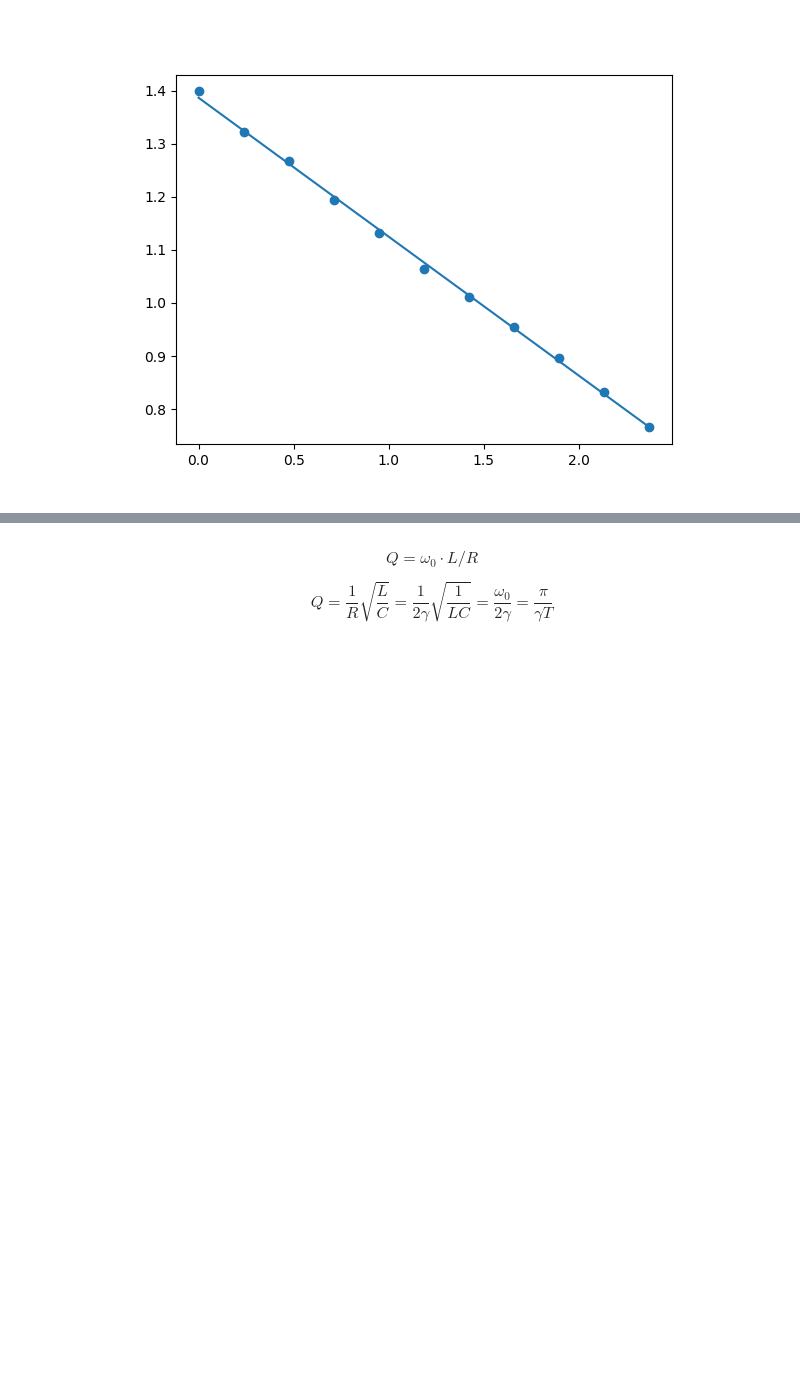
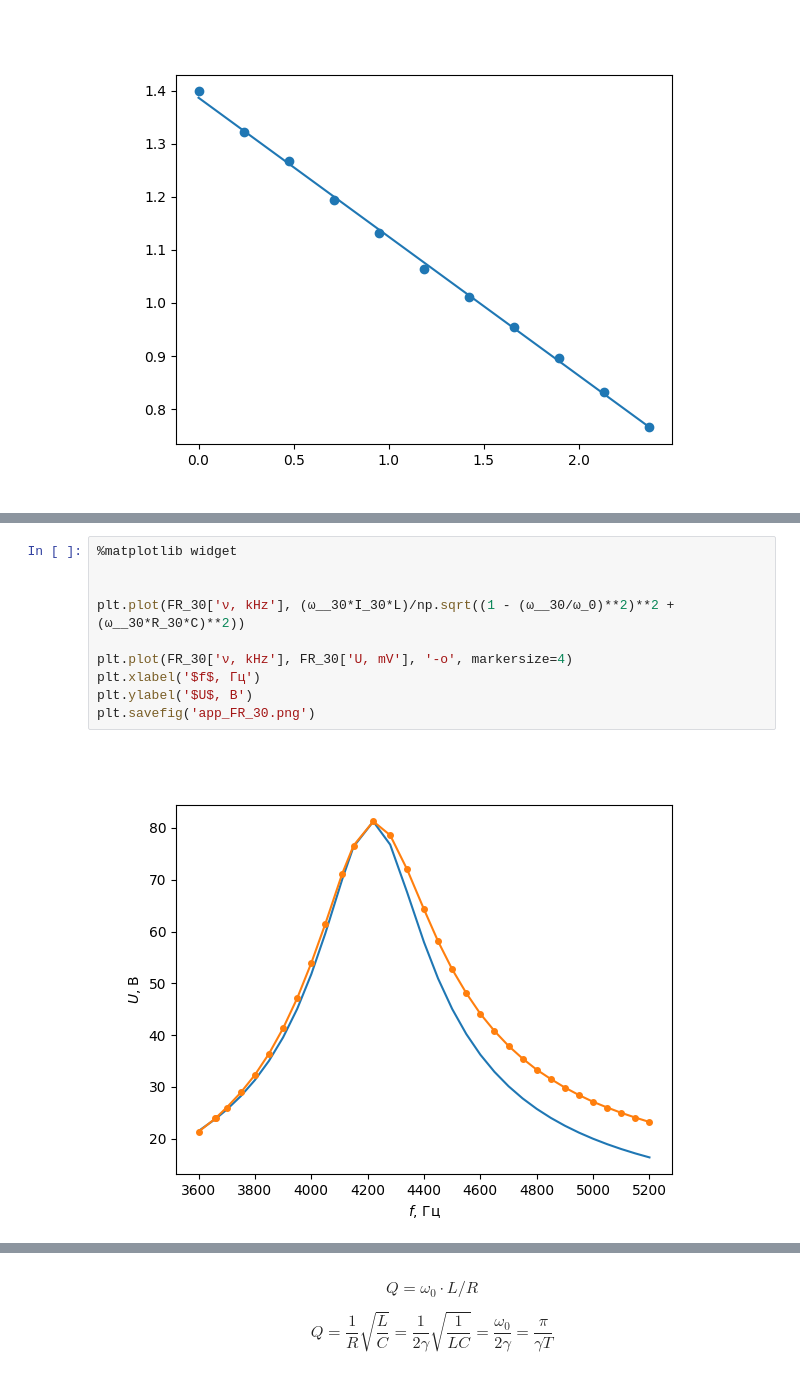
Before and after one commit to sitandr/lab, a Jupyter notebook: Untitled.ipynb, the cells around one changed output, grey strips where cells are left out. Cells and saved outputs as stored; diff of their text form; blank space fills up the shorter version.

```diff
--- a/Untitled.ipynb
+++ b/Untitled.ipynb
@@ -226 +257,13 @@ res[0]
+# %%
+%matplotlib widget
+
+
+plt.plot(FR_30['ν, kHz'], (ω__30*I_30*L)/np.sqrt((1 - (ω__30/ω_0)**2)**2 + (ω__30*R_30*C)**2))
+
+plt.plot(FR_30['ν, kHz'], FR_30['U, mV'], '-o', markersize=4)
+plt.xlabel('$f$, Гц')
+plt.ylabel('$U$, В')
+plt.savefig('app_FR_30.png')
+# %% [output]
+[figure, added]
 # %%
```
Also changed, not shown: parts of 13 cells of this notebook, 2 other files.
